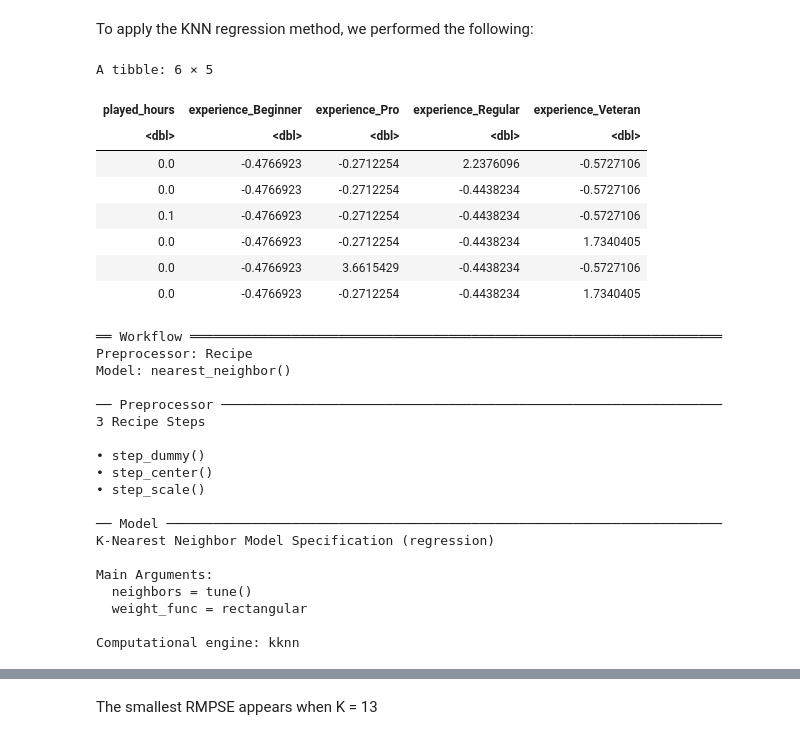
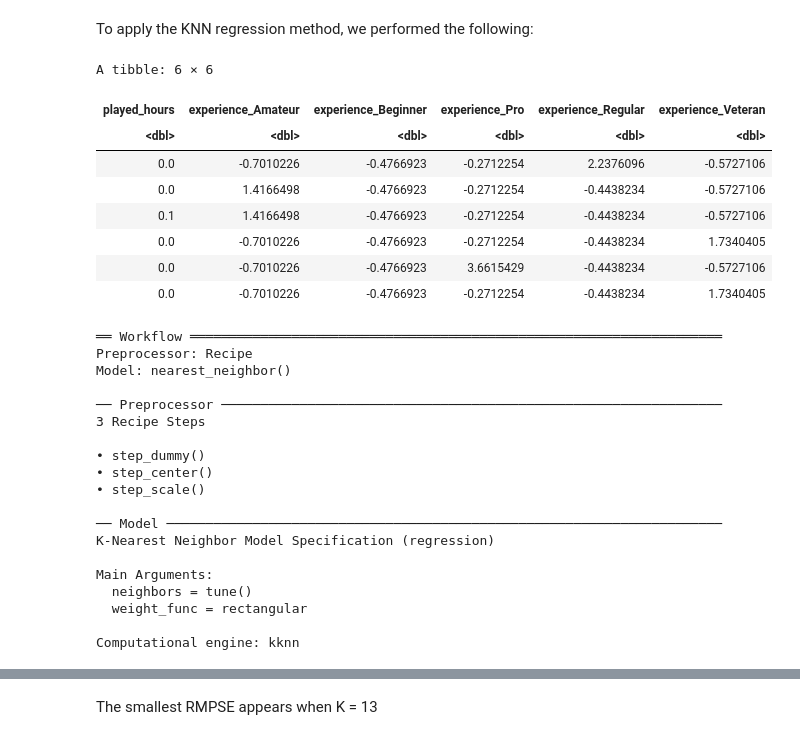
Before and after one commit to vmah1/dsci100-group-project, a Jupyter notebook: project.ipynb, the cells around one changed output, grey strips where cells are left out. Drawn from its saved outputs; the diff is of its cells as text; code cells hidden in the pictures.

```diff
--- a/project.ipynb
+++ b/project.ipynb
@@ -368,46 +368,47 @@ To apply the KNN regression method, we performed the following:
 # %%
 set.seed(123)
 
 # Split the data 75:25
 
 players_split_2 <- initial_split(players_tidy, prop = 0.75, strata = played_hours)
 players_train_2 <- training(players_split_2)
 players_test_2  <- testing(players_split_2)
 
 # Specify the KNN model
 players_spec_2 <- nearest_neighbor(weight_func = "rectangular", neighbors = tune()) |>
   set_engine("kknn") |>
   set_mode("regression")
 
 # Create the recipe and convert experience to numeric values with dummy variables
-players_recipe_2 <- recipe(played_hours ~ experience, data = players_train_2) |>
-  step_dummy(all_nominal_predictors()) |>
-  step_center(all_predictors()) |>
+
+players_recipe_xp <- recipe(played_hours ~ experience, data = players_train_2) |>
+  step_dummy(experience, one_hot = TRUE) |>  # create all dummy columns
+  step_center(all_predictors()) |>           # center numeric predictors (dummy columns)
   step_scale(all_predictors())
 
-players_recipe_prep <- prep(players_recipe_2)
+players_recipe_prep <- prep(players_recipe_xp)
 players_train_processed <- bake(players_recipe_prep, new_data = players_train_2)
 head(players_train_processed)
 
 # Cross validation
 players_vfold_2 <- vfold_cv(players_train_2, v = 5, strata = played_hours)
 
 # Create the workflow
 players_wkflw_2 <- workflow() |>
   add_recipe(players_recipe_2) |>
   add_model(players_spec_2)
 
 players_wkflw_2
 # %% [output]
-A tibble: 6 × 5
+A tibble: 6 × 6
-| played_hours | experience_Beginner | experience_Pro | experience_Regular | experience_Veteran |
-| <dbl> | <dbl> | <dbl> | <dbl> | <dbl> |
-| 0.0 | -0.4766923 | -0.2712254 | 2.2376096 | -0.5727106 |
-| 0.0 | -0.4766923 | -0.2712254 | -0.4438234 | -0.5727106 |
-| 0.1 | -0.4766923 | -0.2712254 | -0.4438234 | -0.5727106 |
-| 0.0 | -0.4766923 | -0.2712254 | -0.4438234 | 1.7340405 |
-| 0.0 | -0.4766923 | 3.6615429 | -0.4438234 | -0.5727106 |
-| 0.0 | -0.4766923 | -0.2712254 | -0.4438234 | 1.7340405 |
+| played_hours | experience_Amateur | experience_Beginner | experience_Pro | experience_Regular | experience_Veteran |
+| <dbl> | <dbl> | <dbl> | <dbl> | <dbl> | <dbl> |
+| 0.0 | -0.7010226 | -0.4766923 | -0.2712254 | 2.2376096 | -0.5727106 |
+| 0.0 | 1.4166498 | -0.4766923 | -0.2712254 | -0.4438234 | -0.5727106 |
+| 0.1 | 1.4166498 | -0.4766923 | -0.2712254 | -0.4438234 | -0.5727106 |
+| 0.0 | -0.7010226 | -0.4766923 | -0.2712254 | -0.4438234 | 1.7340405 |
+| 0.0 | -0.7010226 | -0.4766923 | 3.6615429 | -0.4438234 | -0.5727106 |
+| 0.0 | -0.7010226 | -0.4766923 | -0.2712254 | -0.4438234 | 1.7340405 |
 ══ Workflow ════════════════════════════════════════════════════════════════════
 Preprocessor: Recipe
 Model: nearest_neighbor()
```
Also changed, not shown: parts of 3 cells of this notebook.
